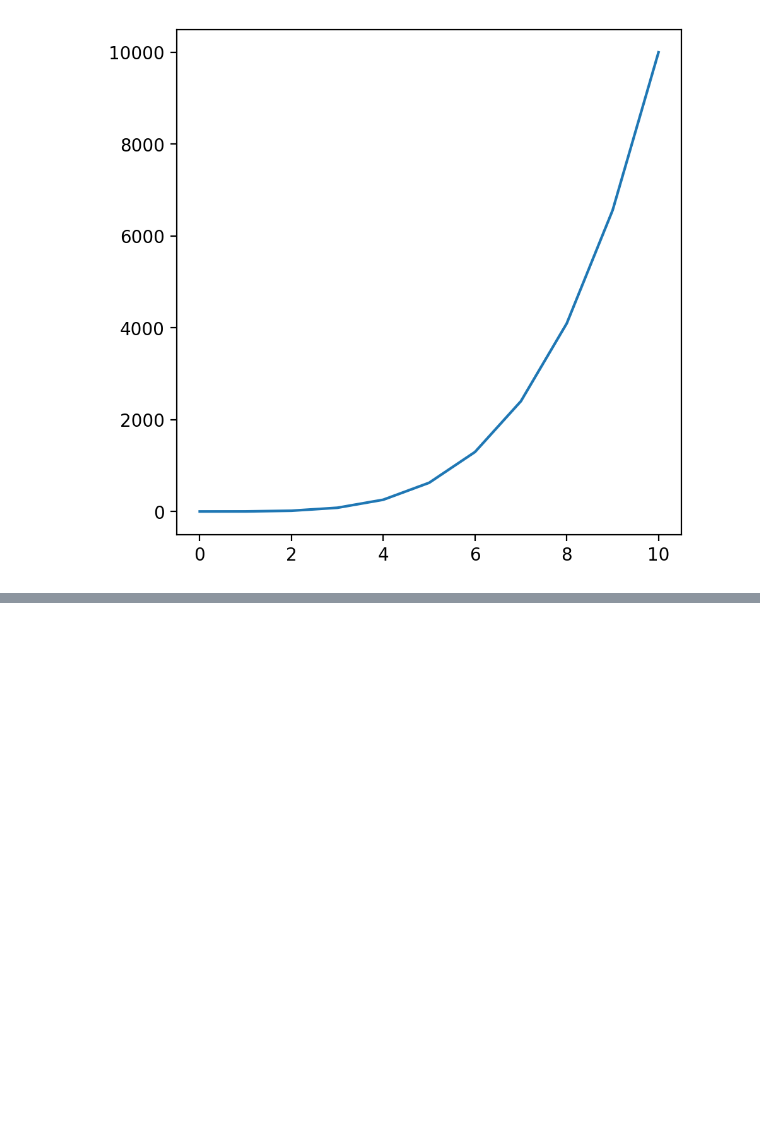
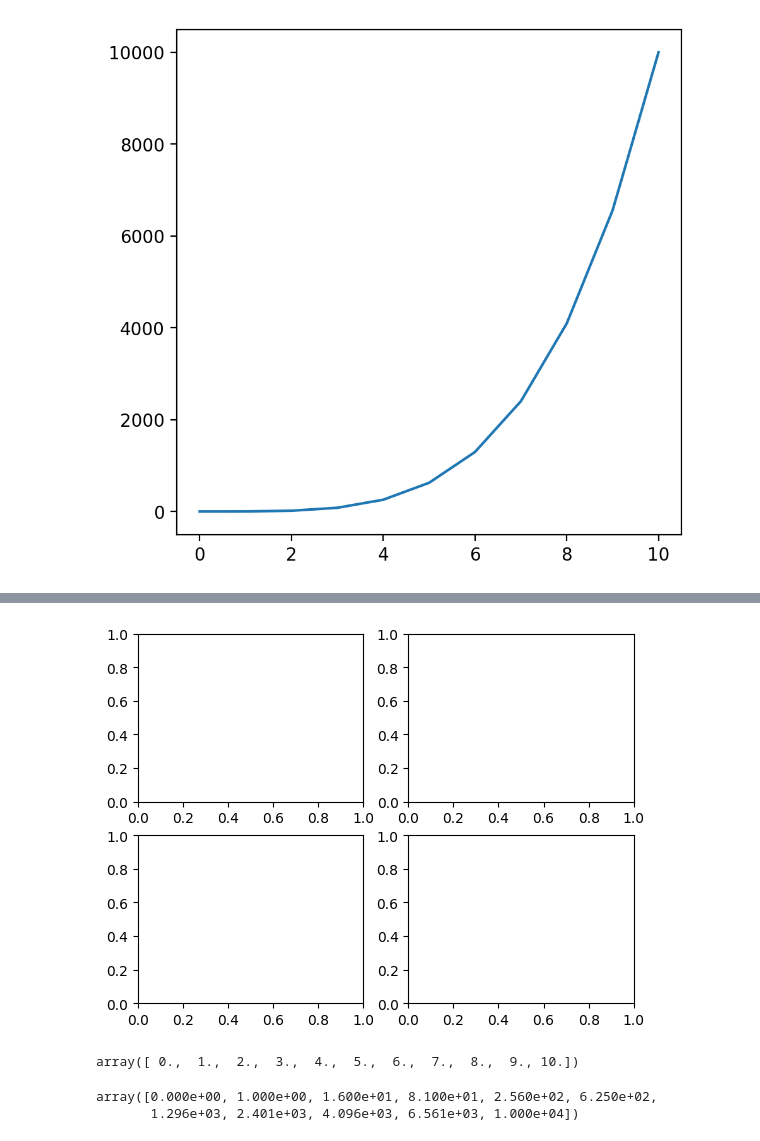
Before and after one commit to Anurag-Warthi/Data-Science-Machine-Learning, a Jupyter notebook: Data Science/01-DS_Libraries/Matplotlib.ipynb, the cells around one changed output, grey strips where cells are left out. Cells and saved outputs as stored; diff of their text form; code cells hidden in the pictures; blank space fills up the shorter version.

```diff
--- a/Data Science/01-DS_Libraries/Matplotlib.ipynb
+++ b/Data Science/01-DS_Libraries/Matplotlib.ipynb
@@ -221,0 +231,4 @@ fig.savefig('new_figure.png', bbox_inches = 'tight')
+# %%
+fig, axes = plt.subplots(nrows=2, ncols=2)
+# %% [output]
+[figure, added]
@@ -221,0 +238,9 @@ fig.savefig('new_figure.png', bbox_inches = 'tight')
+# %%
+a
+# %% [output]
+array([ 0.,  1.,  2.,  3.,  4.,  5.,  6.,  7.,  8.,  9., 10.])
+# %%
+b
+# %% [output]
+array([0.000e+00, 1.000e+00, 1.600e+01, 8.100e+01, 2.560e+02, 6.250e+02,
+       1.296e+03, 2.401e+03, 4.096e+03, 6.561e+03, 1.000e+04])
```
Also changed, not shown: parts of 10 cells of this notebook.
